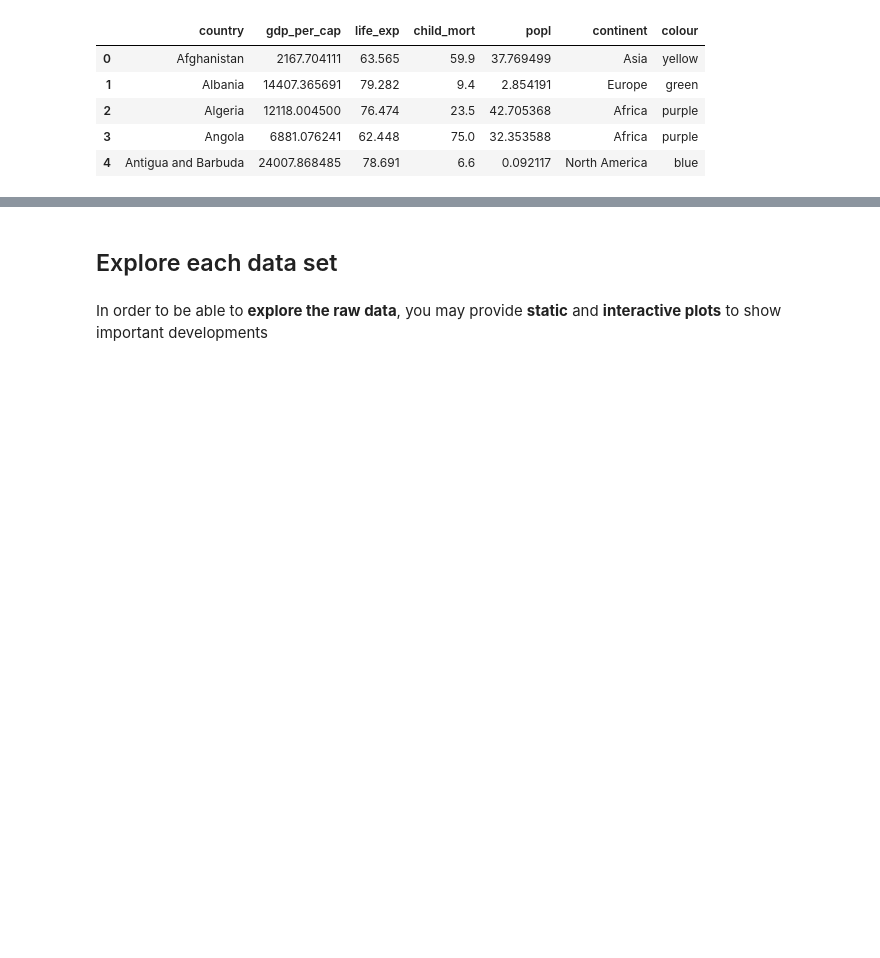
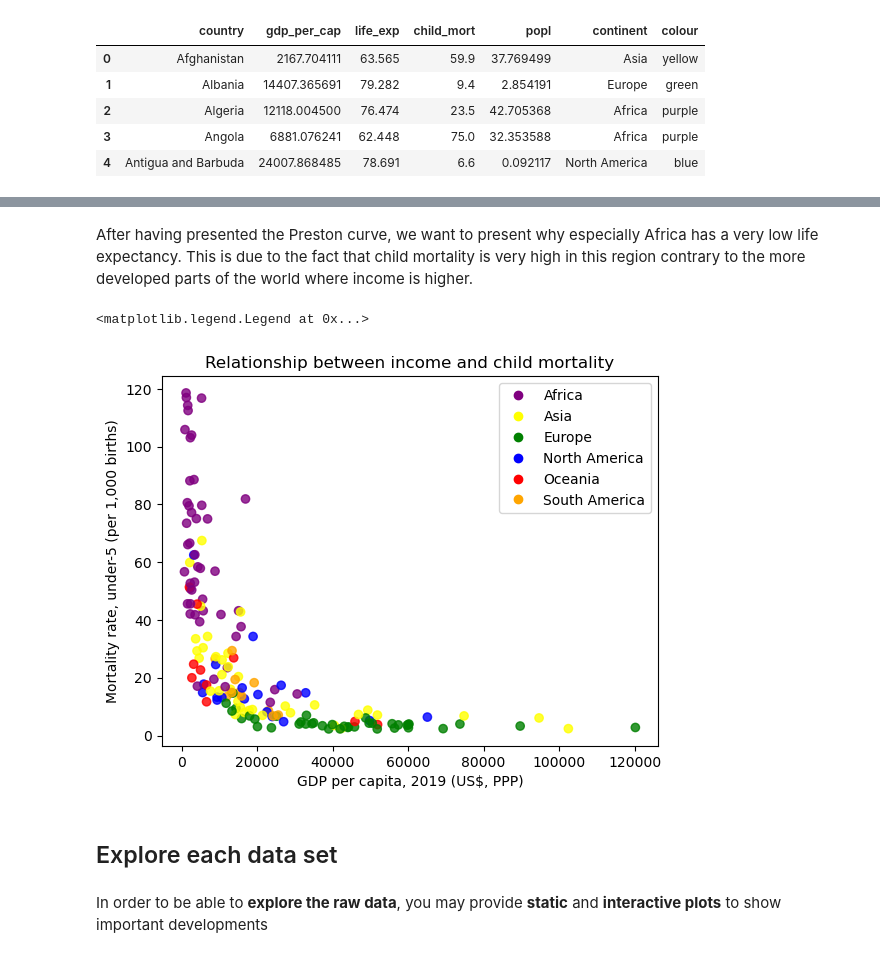
Before and after one commit to NumEconCopenhagen/projects-2023-helene-and-cecilie-class-3, a Jupyter notebook: dataproject/dataproject.ipynb, the cells around one changed output, grey strips where cells are left out. Saved outputs shown, nothing was run; the diff lists cells and outputs as text; code cells hidden in the pictures; blank space fills up the shorter version.

```diff
--- a/dataproject/dataproject.ipynb
+++ b/dataproject/dataproject.ipynb
@@ -280,3 +288,19 @@ Text(0, 0.5, 'Life expantancy at birth, 2019')
+# %% [markdown]
+After having presented the Preston curve, we want to present why especially Africa has a very low life expectancy. This is due to the fact that child mortality is very high in this region contrary to the more developed parts of the world where income is higher.
+# %%
+fig = plt.figure() #Create figure
+ax = fig.add_subplot(1,1,1) #Create plot
+plt.scatter(wd_cont.gdp_per_cap, wd_cont.child_mort, c=wd_cont['colour'], alpha=0.8)
+#Alterations to figure
+ax.set_title('Relationship between income and child mortality')
+ax.set_xlabel('GDP per capita, 2019 (US$, PPP)')
+ax.set_ylabel('Mortality rate, under-5 (per 1,000 births)')
+# add legend: colours corresponding to continents
+legend_elements = [Line2D([0],[0], marker='o', color=colour, linestyle='') for colour in colours.values()]
+ax.legend(legend_elements, colours.keys(), numpoints=1)
+# %% [output]
+<matplotlib.legend.Legend at 0x...>
+[figure, added]
 # %% [markdown]
 ## Explore each data set
 # %% [markdown]
```
Also changed, not shown: parts of 17 cells of this notebook.
